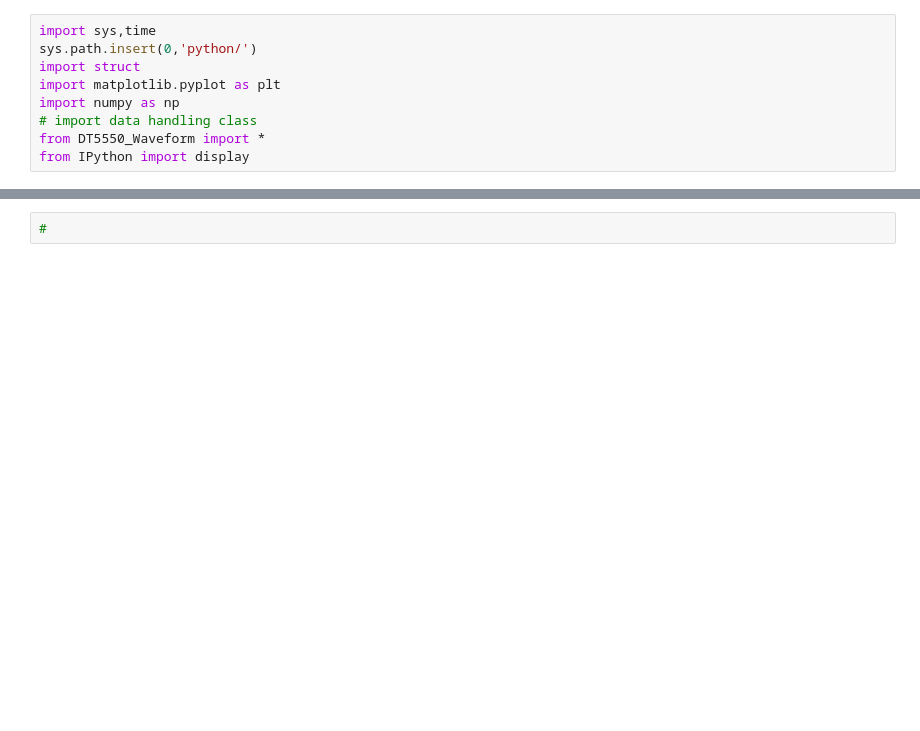
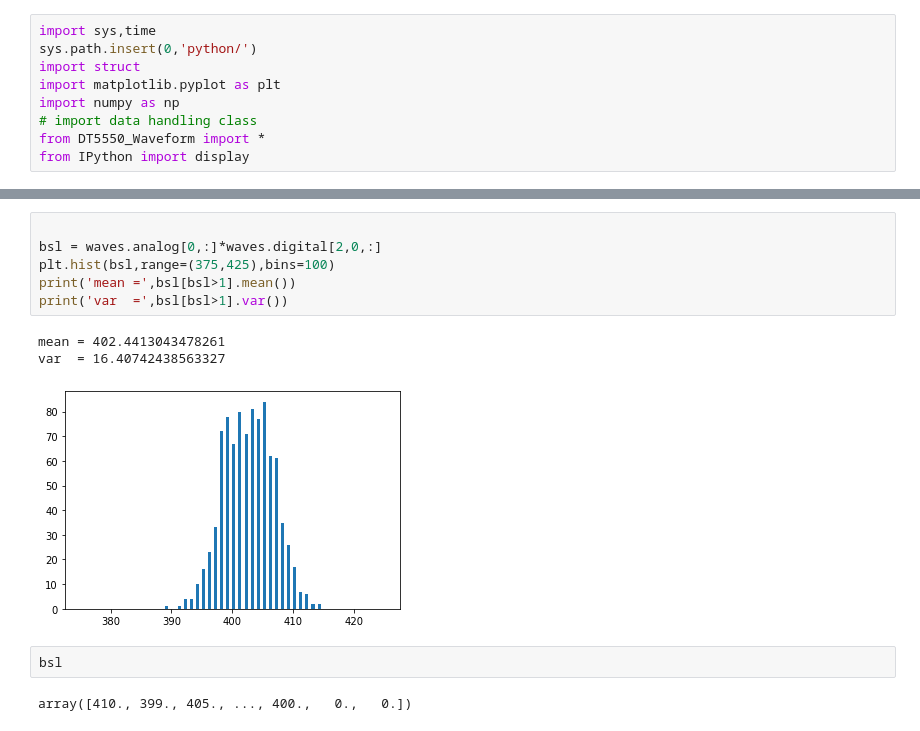
Before and after one commit to acolijn/DT5550_DAQ, a Jupyter notebook: analysis/waveform_plot.ipynb, the cells around one changed output, grey strips where cells are left out. Saved outputs shown, nothing was run; the diff lists cells and outputs as text; blank space fills up the shorter version.

```diff
--- a/analysis/waveform_plot.ipynb
+++ b/analysis/waveform_plot.ipynb
@@ -43,2 +52,14 @@ Open datafile: ../../DT5550_DAQ/daq/ReadoutClient/waveform.raw
 # %%
-#
+
+bsl = waves.analog[0,:]*waves.digital[2,0,:]
+plt.hist(bsl,range=(375,425),bins=100)
+print('mean =',bsl[bsl>1].mean())
+print('var  =',bsl[bsl>1].var())
+# %% [output]
+mean = 402.4413043478261
+var  = 16.40742438563327
+[figure, added]
+# %%
+bsl
+# %% [output]
+array([410., 399., 405., ..., 400.,   0.,   0.])
```
Also changed, not shown: parts of 4 cells of this notebook, 6 other files.
